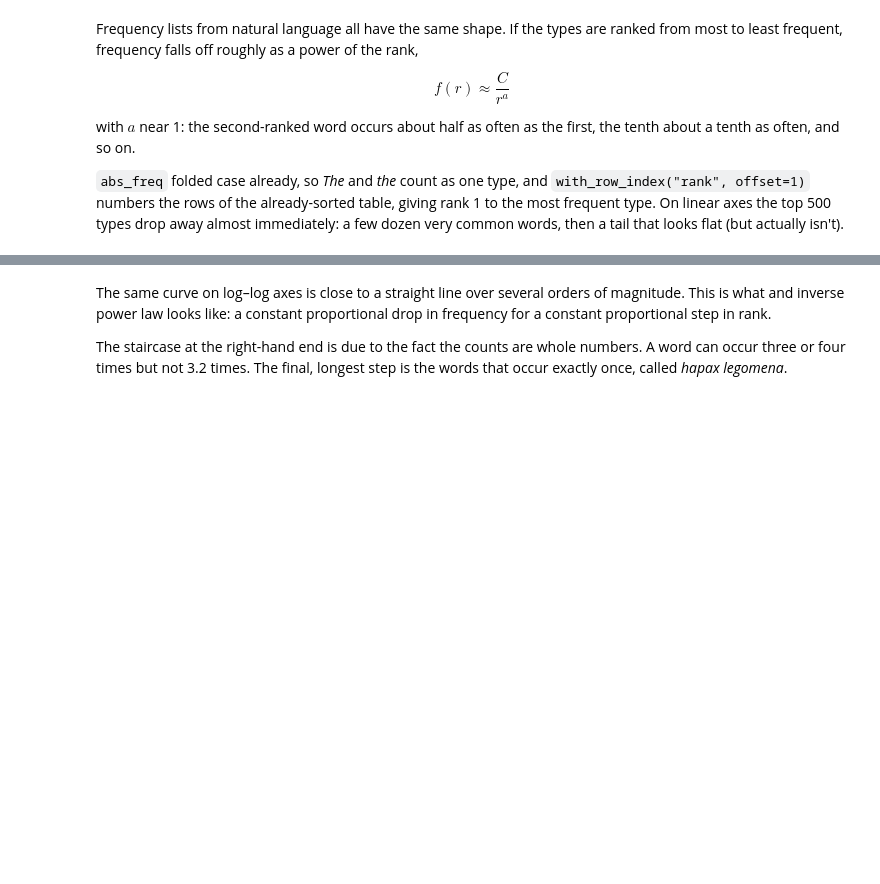
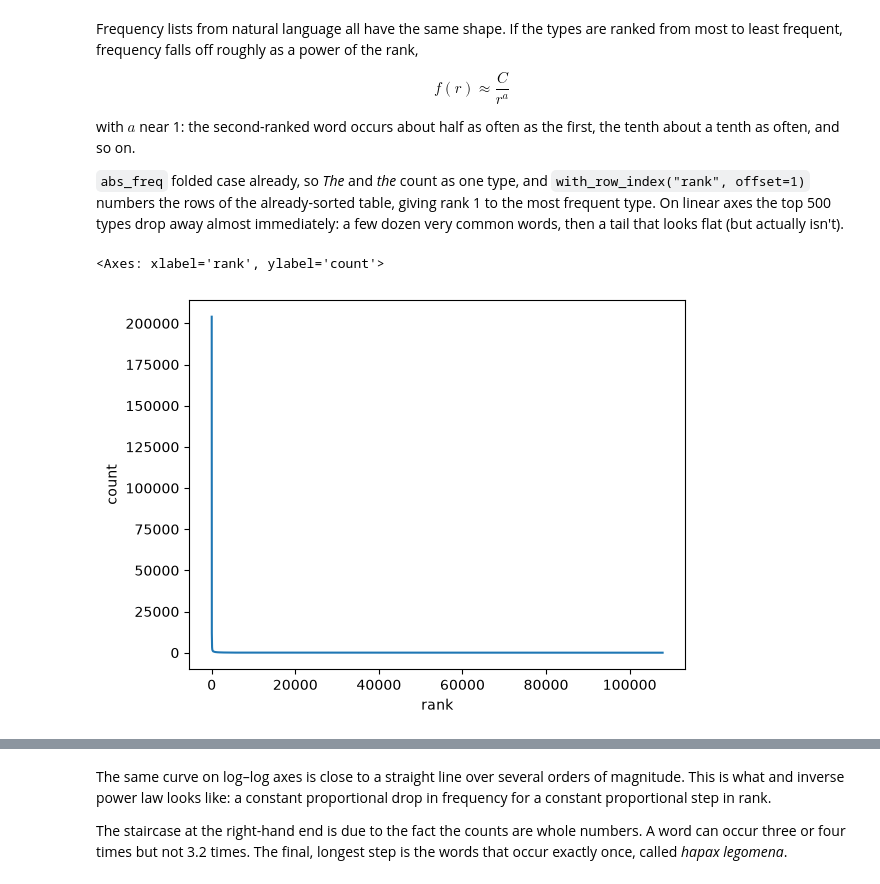
Before and after one commit to rmalouf/polars_corpus, a Jupyter notebook: docs/notebooks/frequencies.ipynb, the cells around one changed output, grey strips where cells are left out. Drawn from its saved outputs; the diff is of its cells as text; code cells hidden in the pictures; blank space fills up the shorter version.

```diff
--- a/docs/notebooks/frequencies.ipynb
+++ b/docs/notebooks/frequencies.ipynb
@@ -15,15 +15,9 @@ Nearly all of this is plain Polars -- a corpus is just data, after all! -- and w
 import polars as pl
 import polars_corpus as plc
 import polars.selectors as cs
-import plotly.express as px
-import plotly.io as pio
+import matplotlib.pyplot as plt
+import seaborn as sns
 
 pl.Config.set_tbl_rows(20)
 pl.Config.set_float_precision(3)
 pl.Config.set_thousands_separator(",")
-
-pio.templates["my_template"] = pio.templates["plotly_white"]
-pio.templates["my_template"].layout.height = 600
-pio.templates["my_template"].layout.width = 600
-pio.templates.default = "my_template"
-pio.renderers.default = "svg"
@@ -220,4 +216,7 @@ the most frequent type. On linear axes the top 500 types drop away almost immedi
 dozen very common words, then a tail that looks flat (but actually isn't).
 # %%
 zipf = abs_freq.with_row_index("rank", offset=1)
-px.line(zipf, x="rank", y="count")
+sns.lineplot(x="rank", y="count", data=zipf)
+# %% [output]
+<Axes: xlabel='rank', ylabel='count'>
+[figure, added]
```
Also changed, not shown: parts of 12 cells of this notebook, 1 other file.
